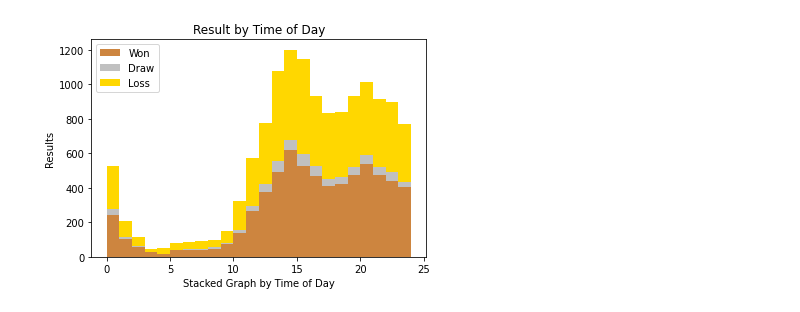
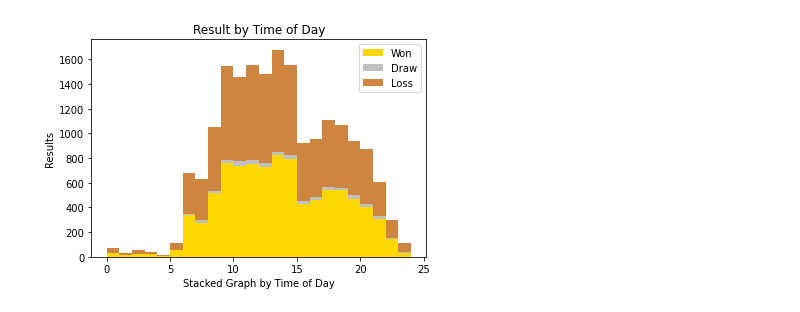
Before and after one commit to jsteele619/chess_scraping_project, a Jupyter notebook: chess_df_and _graphs.ipynb, the cells around one changed output. Cells and saved outputs as stored; diff of their text form; code cells hidden in the pictures.

```diff
--- a/chess_df_and _graphs.ipynb
+++ b/chess_df_and _graphs.ipynb
@@ -171,7 +226,7 @@ for i in range(len(total_games)):
         pgn1 = len(total_games[i]['pgn'].split("\n")[22].split(" "))
         pgn_number.append(pgn1)
     except:
-        pgn_number.append(None)
+        pass
 # %%
 # Zip together length of total_games, and the number of pgn per game
 
@@ -209,11 +264,11 @@ for y, z in zipper:
                     x = 0
 
             except:
-                pgn_score.append(None)
+                pass
 
         pgn_score.append(pgn)
     except:
-        pgn_score.append(None)
+        pass
 # %%
 white_bool = []
 
@@ -257,4 +312,4 @@ for x in range(len(pgn_score)):
         pgn_string.append(string1)
 
     except:
-        pgn_string.append(None)
+        pass
@@ -311,10 +377,12 @@ the_master_df['time_control'].value_counts()
 Name: time_control, dtype: int64
 # %%
+#Reset username here!
+%store -r name
 #Creating dataframes for each color
 
-white_df = the_master_df.where(the_master_df['white_name'] == 'jsteele619')
+white_df = the_master_df.where(the_master_df['white_name'] == name)
 white_df = white_df.dropna()
-black_df = the_master_df.where(the_master_df['black_name'] == 'jsteele619')
+black_df = the_master_df.where(the_master_df['black_name'] == name)
 black_df = black_df.dropna()
 # %%
 # Finding ratio of results for each color
@@ -487,20 +560,20 @@ plt.show()
 # %%
 #The Stacked Graph by hour
 N = 25
 ind = np.arange(N)
 bins = ind
 
-plt.hist([zips1['big_graph_time'], zips5['big_graph_time'], zips0['big_graph_time']], bins, color=['#CD853F', 'silver', 'gold'], label=['Won', 'Draw', 'Loss'], stacked=True)
+plt.hist([zips1['big_graph_time'], zips5['big_graph_time'], zips0['big_graph_time']], bins, color=['gold', 'silver', '#CD853F'], label=['Won', 'Draw', 'Loss'], stacked=True)
 
 plt.ylabel("Results")
 plt.xlabel("Stacked Graph by Time of Day")
 plt.legend(loc="best")
 plt.title("Result by Time of Day")
 plt.savefig("graphs/Time_Based/stackedperhour.png")
 
 plt.show()
 # %% [output]
-[figure, old version]
+[figure, new version]
 # %%
 #Importing saved SQL search from other jupyter notebook
 
```
Also changed, not shown: parts of 34 cells of this notebook, 31 other files.
